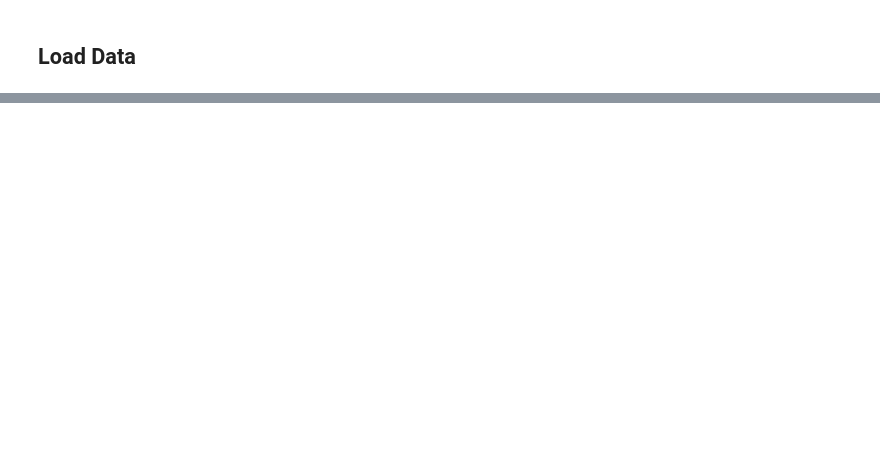
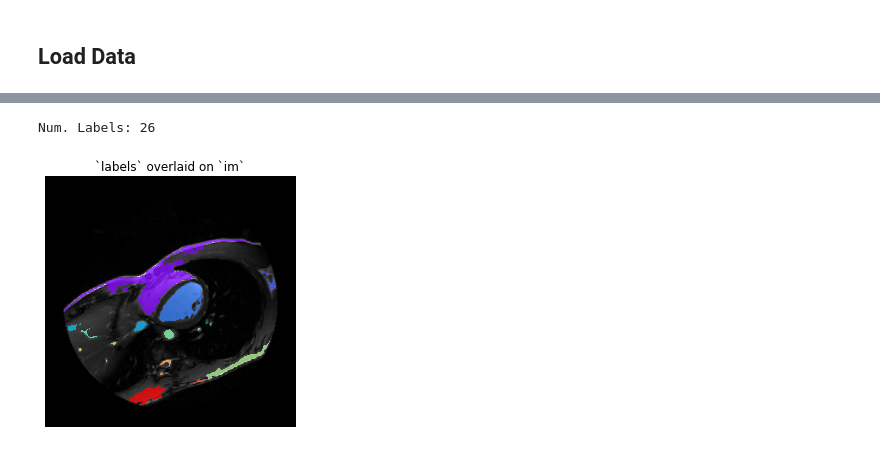
Before and after one commit to shpatrickguo/bitgrit, a Jupyter notebook: shpg-dsprojects/projects/Biomedical Image Analysis/Biomedical_img_analysis.ipynb, the cells around one changed output, grey strips where cells are left out. Cells and saved outputs as stored; diff of their text form; code cells hidden in the pictures; blank space fills up the shorter version.

```diff
--- a/shpg-dsprojects/projects/Biomedical Image Analysis/Biomedical_img_analysis.ipynb
+++ b/shpg-dsprojects/projects/Biomedical Image Analysis/Biomedical_img_analysis.ipynb
@@ -41,0 +64,11 @@ odict_keys(['TransferSyntaxUID', 'SOPClassUID', 'SOPInstanceUID', 'StudyDate', '
+# %%
+def format_and_render_plot():
+    '''Custom function to simplify common formatting operations. Operations include:
+    1. Turning off axis grids.
+    2. Calling `plt.tight_layout` to improve subplot spacing.
+    3. Calling `plt.show()` to render plot.'''
+    fig = plt.gcf()
+    for ax in fig.axes:
+        ax.axis('off')
+    plt.tight_layout()
+    plt.show()
@@ -41,0 +80,23 @@ odict_keys(['TransferSyntaxUID', 'SOPClassUID', 'SOPInstanceUID', 'StudyDate', '
+# %%
+# Smooth intensity values
+im_filt = ndi.median_filter(im, size=3)
+
+# Select high-intensity pixels
+mask_start = np.where(im_filt>60, 1, 0)
+mask = ndi.binary_closing(mask_start)
+
+# Label the objects in "mask"
+labels, nlabels = ndi.label(mask)
+print('Num. Labels:', nlabels)
+
+# Create a `labels` overlay
+overlay = np.where(labels>0, labels, np.nan)
+
+# Use imshow to plot the overlay
+plt.imshow(im, cmap='gray')
+plt.imshow(overlay, cmap='rainbow', alpha=0.75)
+plt.title(f"`labels` overlaid on `im`")
+format_and_render_plot()
+# %% [output]
+Num. Labels: 26
+[figure, added]
```
Also changed, not shown: parts of 11 cells of this notebook, 1 other file.
